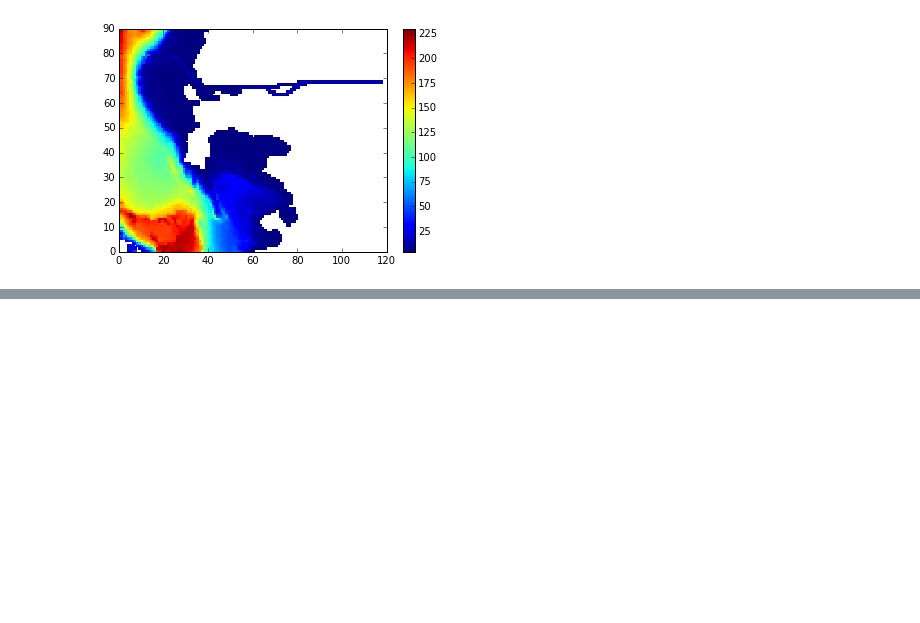
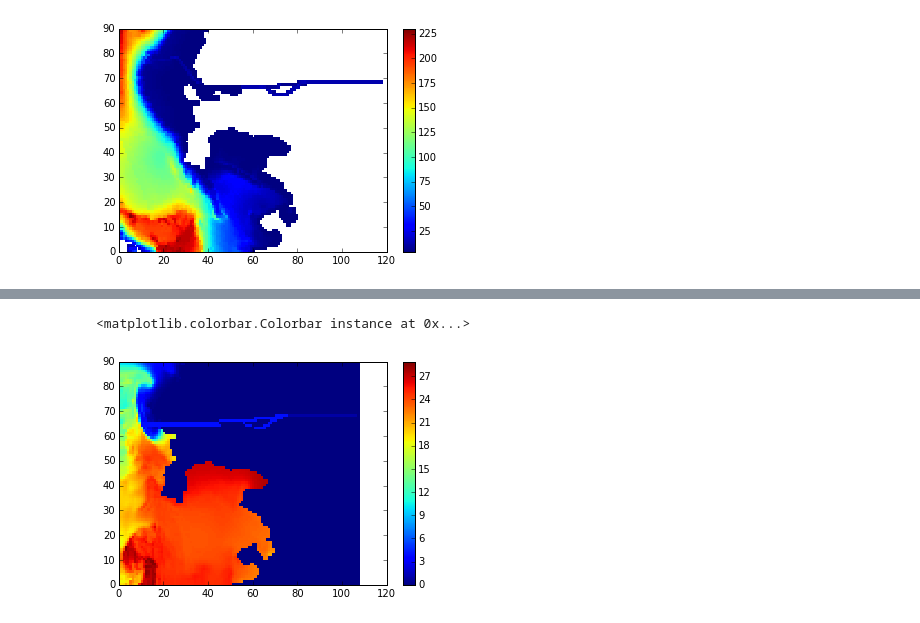
Before and after one commit to SalishSeaCast/analysis, a Jupyter notebook: jie/Smooth bathymetry & Create New TS file .ipynb, the cells around one changed output, grey strips where cells are left out. Cells and saved outputs as stored; diff of their text form; code cells hidden in the pictures; blank space fills up the shorter version.

```diff
--- a/jie/Smooth bathymetry & Create New TS file .ipynb
+++ b/jie/Smooth bathymetry & Create New TS file .ipynb
@@ -208,0 +237,28 @@ comment: Salinity and Temperature conditions from nowcast June 14, 2015 onto ext
+# %%
+## set salinity after New Westminster as 1,before as 4,river source cell as 0
+k = 0
+i = 418
+j = 365
+vosaline[0, k : k + 4, i-2, j-30: j-13] = 4.#16,335:351)(416 ,358:360)from 0 to 4m
+vosaline[0, k : k + 4, i -2, j -7: j -4] = 4.
+vosaline[0, k : k + 4, i -1,j -14:j -1] = 4.#(417, 351:363)..  ..
+vosaline[0, k : k + 4, i - 4, j - 18: j - 15] = 4.## for (414, 347:349)( 414, 355:357).. ..
+vosaline[0, k : k + 4, i - 4, j - 10: j - 7] = 4.
+vosaline[0, k : k + 4, i - 5,j - 14:j - 9]=4.## for (413, 351:355)
+vosaline[0, k : k + 4, i - 3, j  - 19] = 4.## for (415, 346, 357, 358).. ..
+vosaline[0, k : k + 4, i - 3, j  - 8: j - 6] = 4.
+vosaline[0, k : k + 4, i , j -5 : j +1] = 4.#for(418,360:365) .. ..
+vosaline[0, k : k + 4, i , j +1: j + 32]=1.# (418, 366:397)  .. after New Westminster
+vosaline[0, k : , i , j + 32] = 0
+# %%
+## make original salinity of freshwater source point as 1
+vosaline[0, 0:4 , 414, 300:335] = 1.
+# %%
+vosaline[0, 0:4 , 415, 300 : 335 ] = 1.
+# %%
+## salinity before
+plt.pcolormesh(vosaline[0,0, 350: 440, 290 : 398])
+plt.colorbar()
+# %% [output]
+<matplotlib.colorbar.Colorbar instance at 0x...>
+[figure, added]
```
Also changed, not shown: parts of 6 cells of this notebook.
